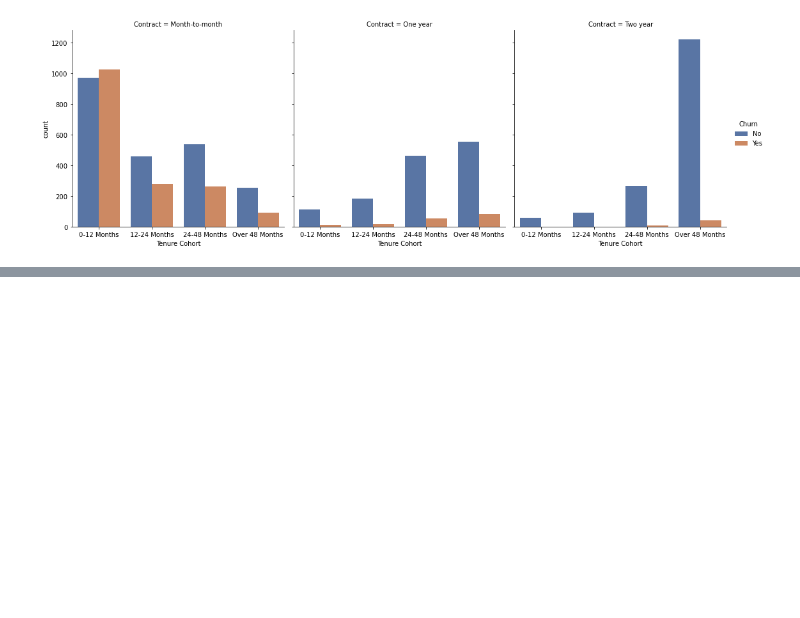
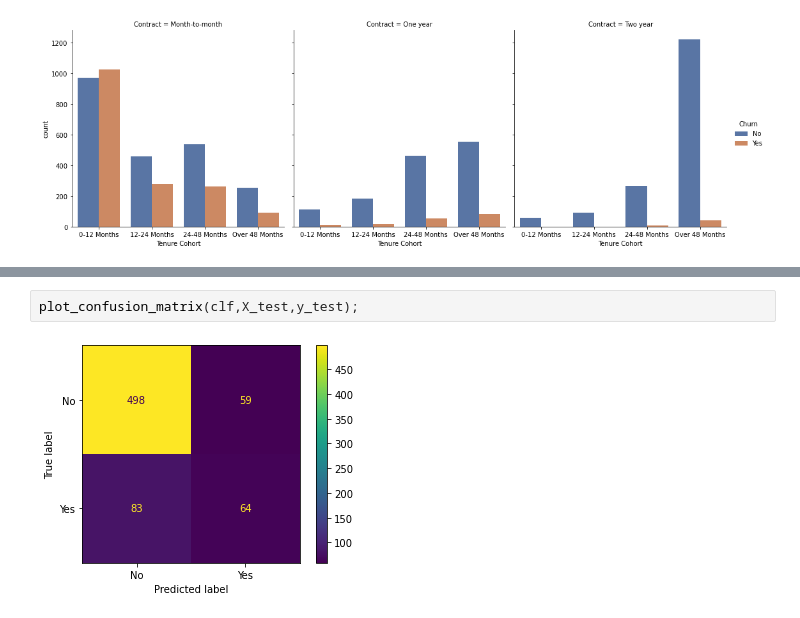
Before and after one commit to Robert-F-Mulligan/customer-churn-analysis, a Jupyter notebook: notebooks/customer-churn-analysis.ipynb, the cells around one changed output, grey strips where cells are left out. Cells and saved outputs as stored; diff of their text form; blank space fills up the shorter version.

```diff
--- a/notebooks/customer-churn-analysis.ipynb
+++ b/notebooks/customer-churn-analysis.ipynb
@@ -381,0 +476,4 @@ sns.catplot(data=cohort_df, x='Tenure Cohort', hue='Churn', col='Contract', kind
+# %%
+plot_confusion_matrix(clf,X_test,y_test);
+# %% [output]
+[figure, added]
```
Also changed, not shown: parts of 20 cells of this notebook.
